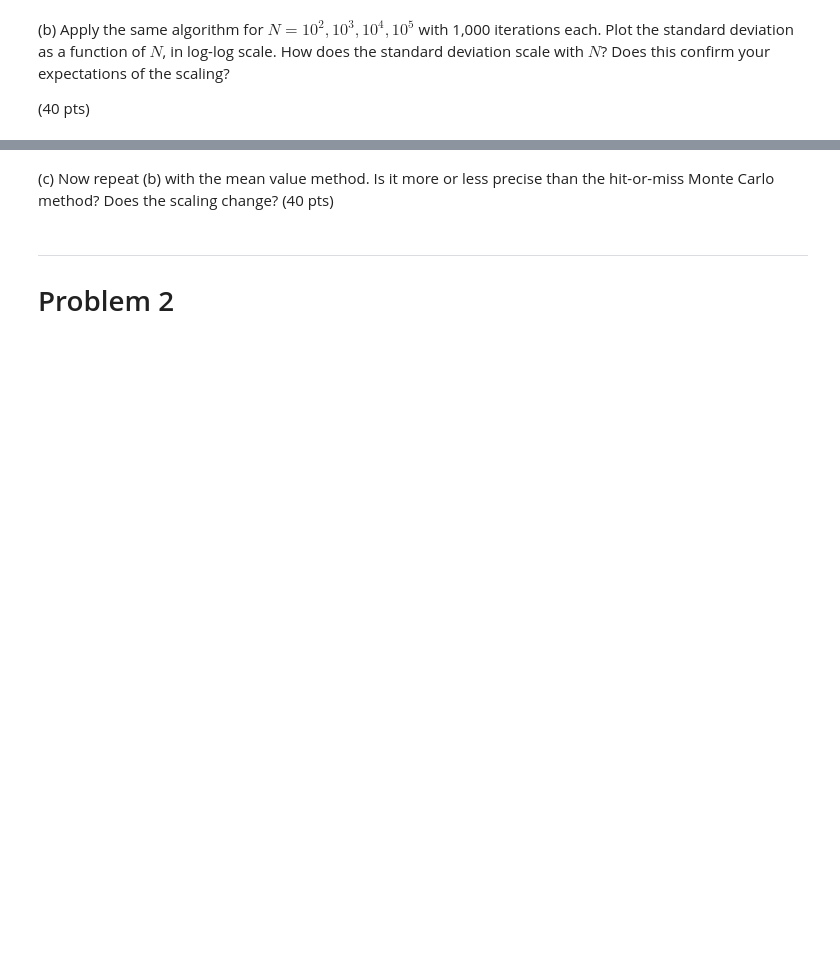
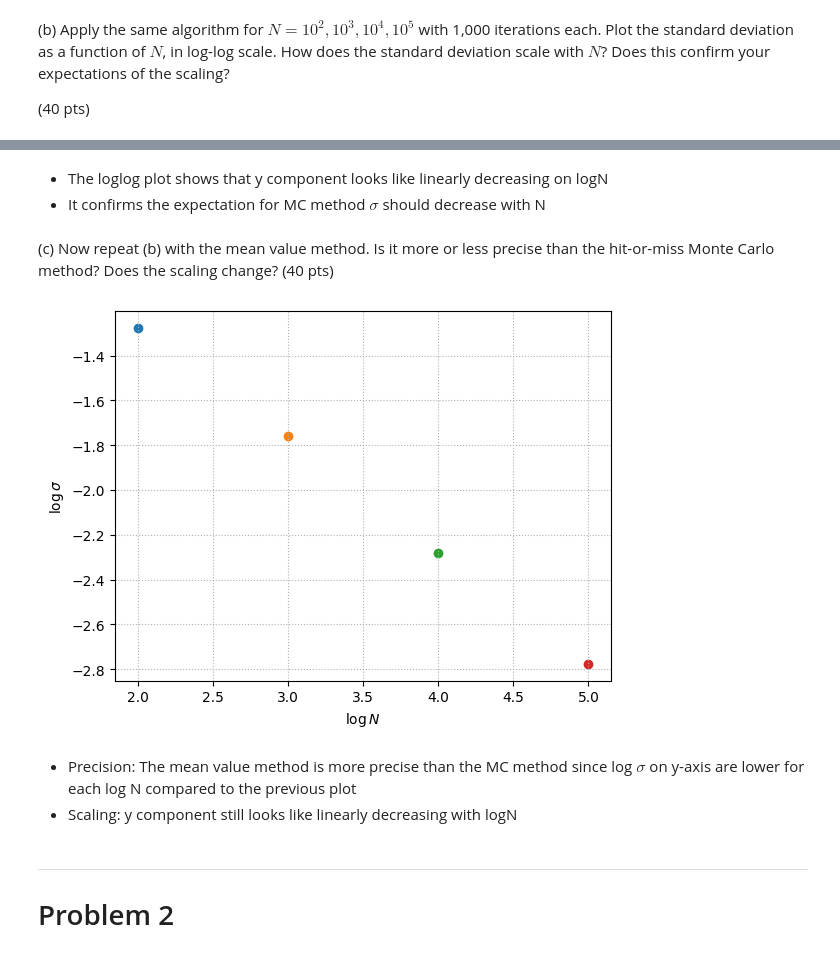
Before and after one commit to hataehyeok/compphys, a Jupyter notebook: 전산Hw7_하태혁_20210273.ipynb, the cells around one changed output, grey strips where cells are left out. Drawn from its saved outputs; the diff is of its cells as text; code cells hidden in the pictures; blank space fills up the shorter version.

```diff
--- a/전산Hw7_하태혁_20210273.ipynb
+++ b/전산Hw7_하태혁_20210273.ipynb
@@ -14,5 +61,26 @@ Consider the integral
+# %% [markdown]
+- The loglog plot shows that y component looks like linearly decreasing on logN
+- It confirms the expectation for MC method $\sigma$ should decrease with N
 # %% [markdown]
 (c) Now repeat (b) with the mean value method. Is it more or less precise than the hit-or-miss Monte Carlo method? Does the scaling change? (40 pts)
+# %%
+'''
+Repeat the process with MV method and plot the results as loglog scale
+'''
+for N in [int(1e2), int(1e3), int(1e4), int(1e5)]:
+    for i in range(iter):
+        x = np.random.rand(N)*2
+        I[i] = 2/N * np.sum(f(x))
+    plt.scatter(np.log10(N), np.log10(np.std(I)))
+plt.xlabel('$\log N$')
+plt.ylabel('$\log \sigma$')
+plt.grid(True, which='both', ls=':')
+plt.show()
+# %% [output]
+[figure, added]
+# %% [markdown]
+- Precision: The mean value method is more precise than the MC method since log $\sigma$ on y-axis are lower for each log N compared to the previous plot
+- Scaling: y component still looks like linearly decreasing with logN
 # %% [markdown]
 ---
 # Problem 2
```
Also changed, not shown: parts of 11 cells of this notebook, 4 other files.
